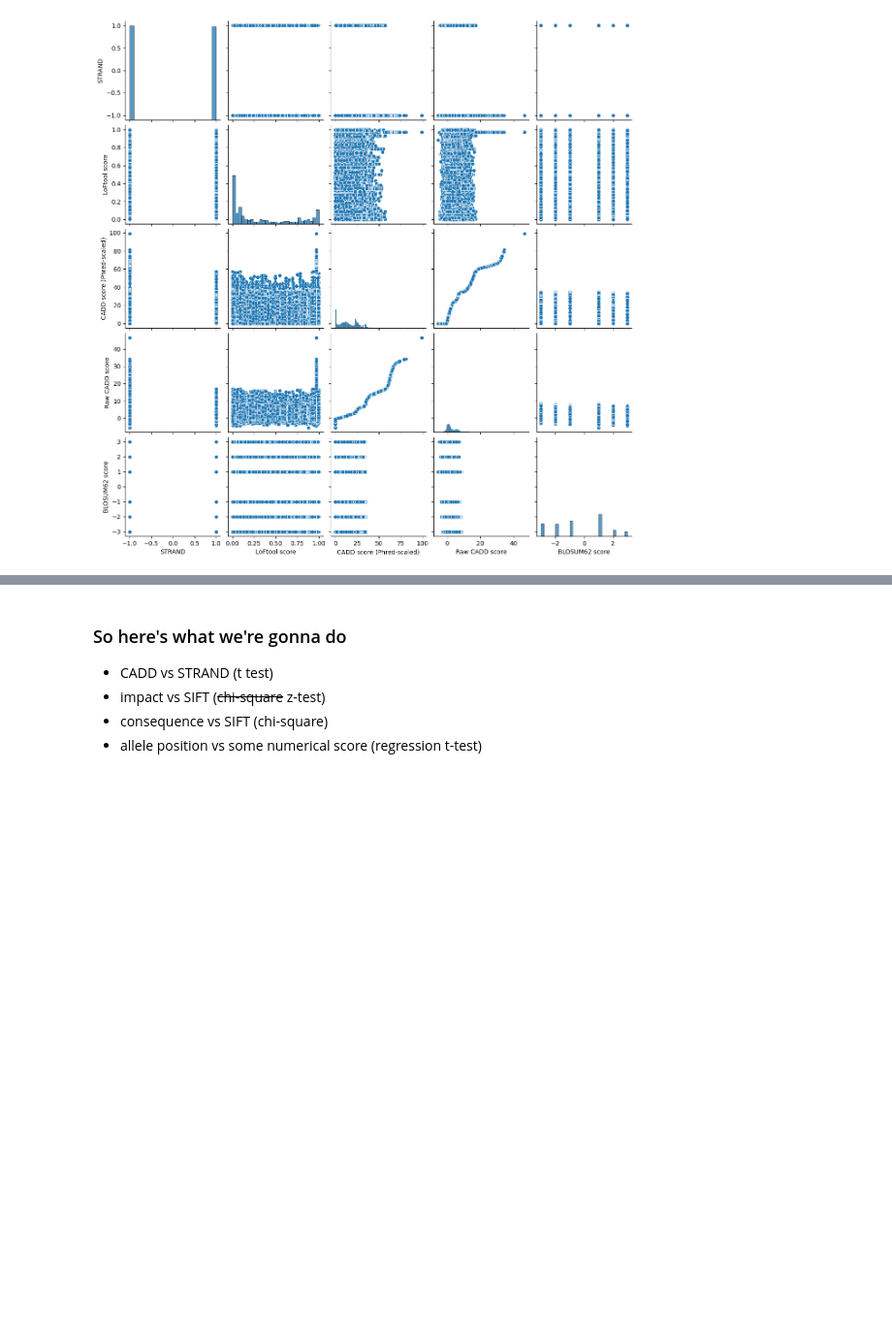
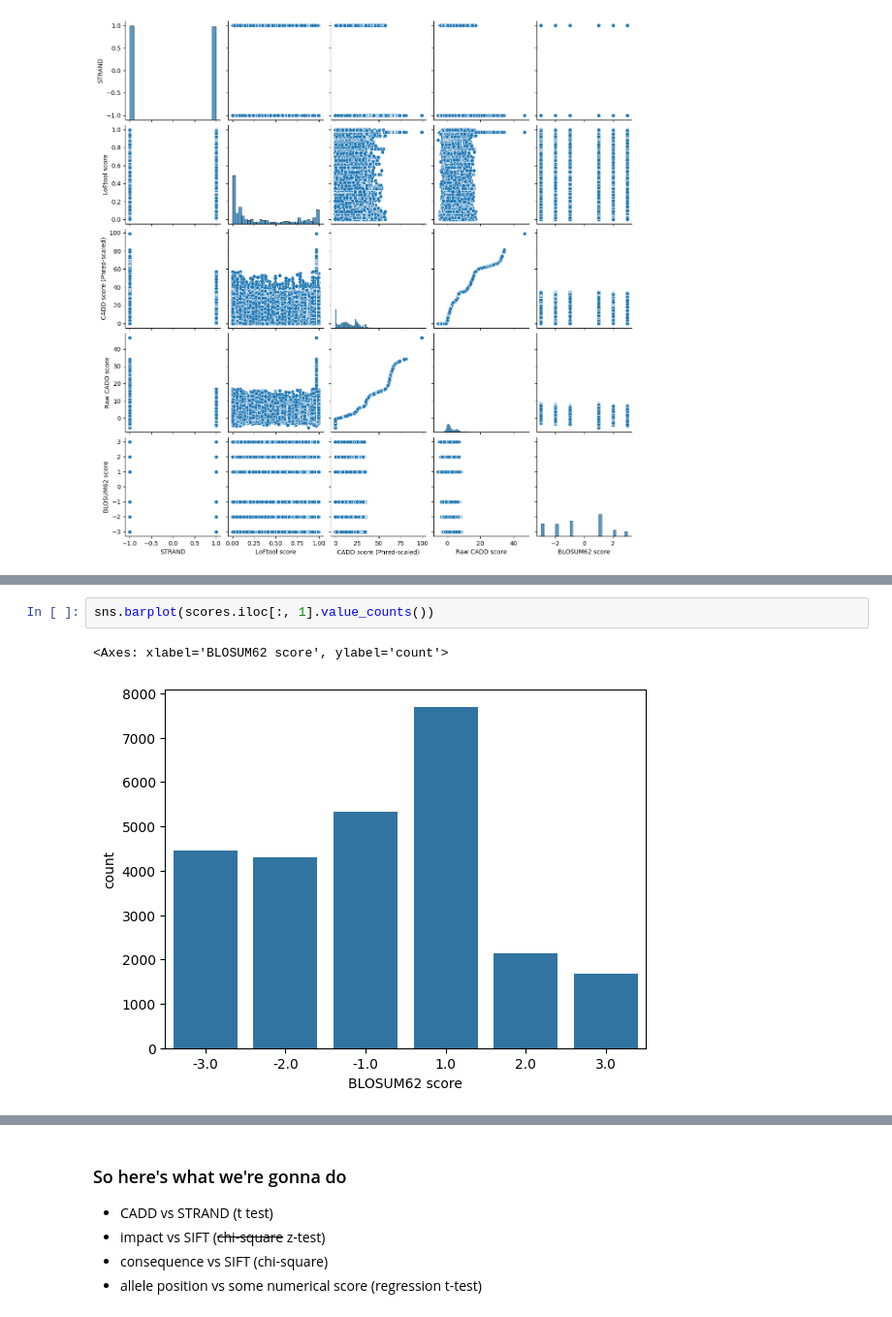
Before and after one commit to echometerain/Stats-Project, a Jupyter notebook: notebook.ipynb, the cells around one changed output, grey strips where cells are left out. Shown at 97% size. Drawn from its saved outputs; the diff is of its cells as text; blank space fills up the shorter version.

```diff
--- a/notebook.ipynb
+++ b/notebook.ipynb
@@ -86,0 +126,5 @@ sns.pairplot(df)
+# %%
+sns.barplot(scores.iloc[:, 1].value_counts())
+# %% [output]
+<Axes: xlabel='BLOSUM62 score', ylabel='count'>
+[figure, added]
```
Also changed, not shown: parts of 15 cells of this notebook.
